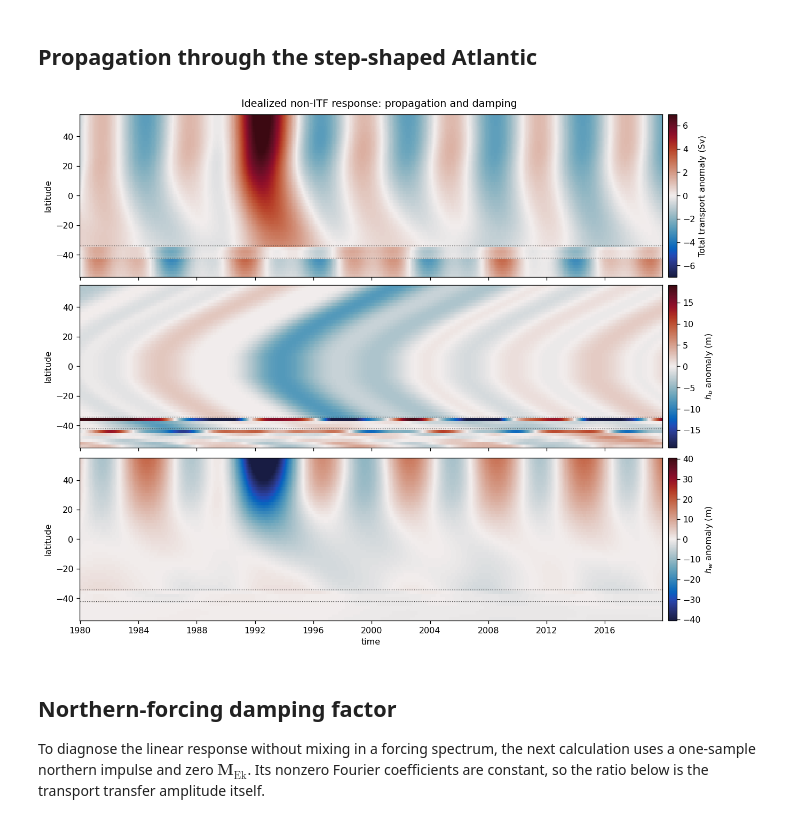
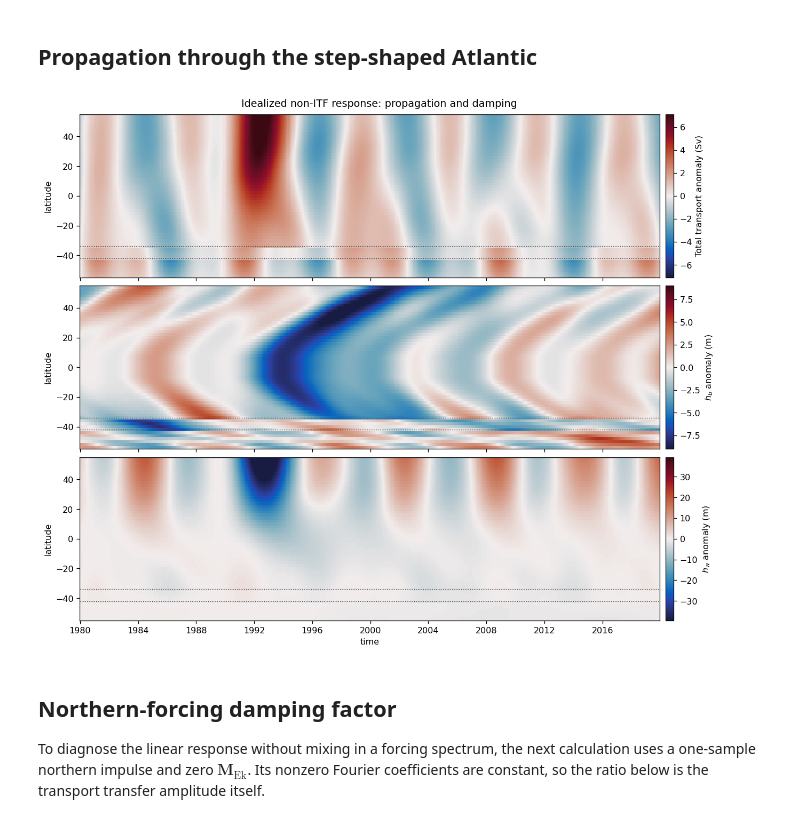
Before and after one commit to andrewwatford/MOCAdjustmentTheory, a Jupyter notebook: notebooks/01_idealized_non_itf_adjustment.ipynb, the cells around one changed output. Drawn from its saved outputs; the diff is of its cells as text; code cells hidden in the pictures.

Commit message:
Remove artificial h_b gateway curl sheets

```diff
--- a/notebooks/01_idealized_non_itf_adjustment.ipynb
+++ b/notebooks/01_idealized_non_itf_adjustment.ipynb
@@ -100,12 +101,6 @@ latitude = np.arange(y_S, y_NP + 0.1, 2.0)
 longitude = np.arange(0.0, 360.0, 4.0)
 years = np.arange(time.size) / 12.0
 
-taper = non_itf_taper(
-    geometry,
-    xr.DataArray(latitude, dims="latitude"),
-    xr.DataArray(longitude, dims="longitude"),
-    width_degrees=4.0,
-)
 wind_clock = xr.DataArray(
     np.sin(2 * np.pi * years / 9.0) + 0.45 * np.sin(2 * np.pi * years / 3.5),
     dims="time",
@@ -118,10 +113,10 @@ lon_shape = xr.DataArray(
     np.sin(np.deg2rad(longitude)), dims="longitude", coords={"longitude": longitude}
 )
 
-M_ek_y = (0.12 * wind_clock * lat_shape * taper).transpose(
+M_ek_y = (0.12 * wind_clock * lat_shape * xr.ones_like(lon_shape)).transpose(
     "time", "latitude", "longitude"
 )
-M_ek_x = (0.04 * wind_clock * lat_shape * lon_shape * taper).transpose(
+M_ek_x = (0.04 * wind_clock * lat_shape * lon_shape).transpose(
     "time", "latitude", "longitude"
 )
 M_ek_y.attrs.update(units="m2 s-1", positive="northward")
@@ -161,34 +156,40 @@ atlantic = xr.Dataset(
         "h_w": stitched_atlantic(output.h_w, geometry),
     }
 )
+
+# Guard against grid-row curl sheets from discontinuous preprocessing masks.
+h_b_rms = np.sqrt((atlantic.h_b**2).mean("time"))
+for boundary in (y_P, y_I):
+    window = h_b_rms.sel(latitude=slice(boundary - 4, boundary + 4))
+    assert float(window.max() / window.median()) < 2.0
 
 fig, axes = plt.subplots(3, 1, figsize=(11, 9), sharex=True, constrained_layout=True)
 specs = [
     ("transport", "Total transport anomaly (Sv)"),
     ("h_b", r"$h_b$ anomaly (m)"),
     ("h_w", r"$h_w$ anomaly (m)"),
 ]
 for ax, (name, label) in zip(axes, specs):
     field = atlantic[name]
     vmax = float(abs(field).quantile(0.995))
     mesh = field.plot.pcolormesh(
         ax=ax,
         x="time",
         y="latitude",
         cmap=cmocean.cm.balance,
         norm=mcolors.TwoSlopeNorm(vmin=-vmax, vcenter=0.0, vmax=vmax),
         add_colorbar=False,
         rasterized=True,
     )
     fig.colorbar(mesh, ax=ax, pad=0.01, label=label)
     ax.axhline(y_P, color="0.2", linestyle=":", linewidth=0.8)
     ax.axhline(y_I, color="0.2", linestyle=":", linewidth=0.8)
     ax.set(xlabel="", ylabel="latitude")
 axes[-1].set_xlabel("time")
 fig.suptitle("Idealized non-ITF response: propagation and damping")
 plt.show()
 # %% [output]
-[figure, old version]
+[figure, new version]
 # %% [markdown]
 ## Northern-forcing damping factor
 
```
Also changed, not shown: parts of 2 cells of this notebook, 2 other files.
